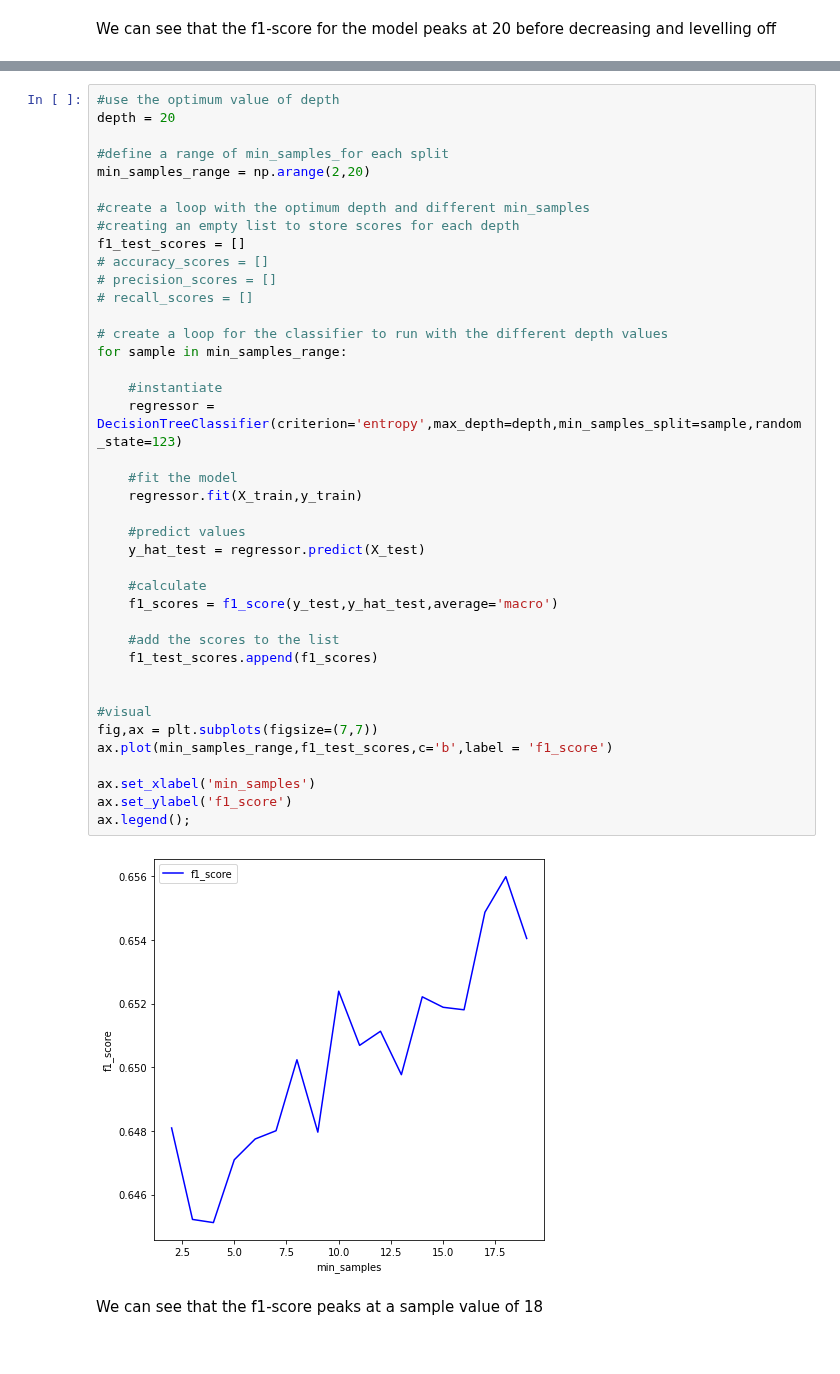
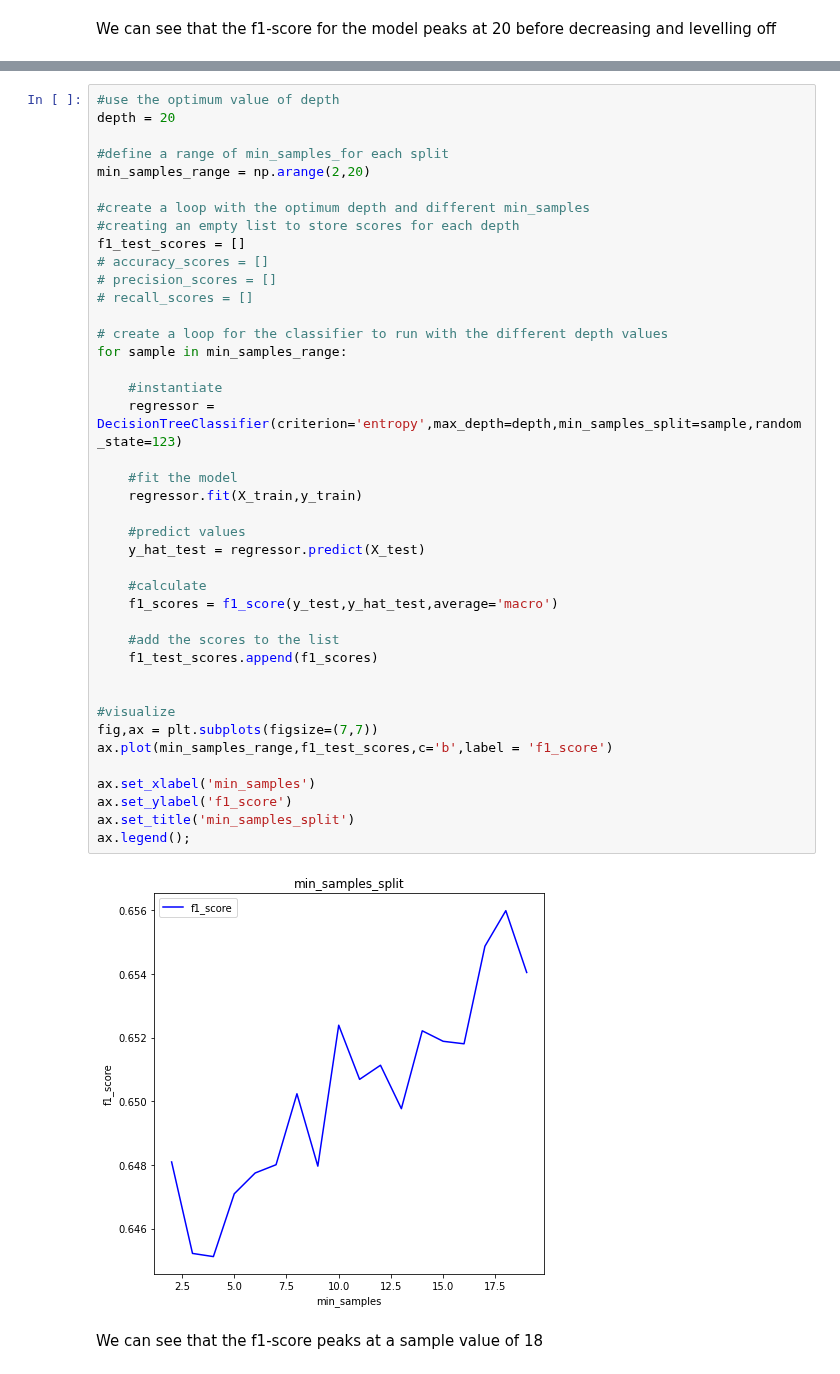
Before and after one commit to rahulakrish/water_pump_classifier, a Jupyter notebook: phase3_project.ipynb, the cells around one changed output, grey strips where cells are left out. Saved outputs shown, nothing was run; the diff lists cells and outputs as text.

```diff
--- a/phase3_project.ipynb
+++ b/phase3_project.ipynb
@@ -912,34 +900,35 @@ f1_test_scores = []
 # accuracy_scores = []
 # precision_scores = []
 # recall_scores = []
 
 # create a loop for the classifier to run with the different depth values
 for sample in min_samples_range:
 
     #instantiate
     regressor = DecisionTreeClassifier(criterion='entropy',max_depth=depth,min_samples_split=sample,random_state=123)
 
     #fit the model
     regressor.fit(X_train,y_train)
 
     #predict values
     y_hat_test = regressor.predict(X_test)
 
     #calculate
     f1_scores = f1_score(y_test,y_hat_test,average='macro')
 
     #add the scores to the list
     f1_test_scores.append(f1_scores)
 
 
-#visual
+#visualize
 fig,ax = plt.subplots(figsize=(7,7))
 ax.plot(min_samples_range,f1_test_scores,c='b',label = 'f1_score')
 
 ax.set_xlabel('min_samples')
 ax.set_ylabel('f1_score')
+ax.set_title('min_samples_split')
 ax.legend();
 # %% [output]
-[figure, old version]
+[figure, new version]
 # %% [markdown]
 We can see that the f1-score peaks at a sample value of 18
```
Also changed, not shown: parts of 12 cells of this notebook.
